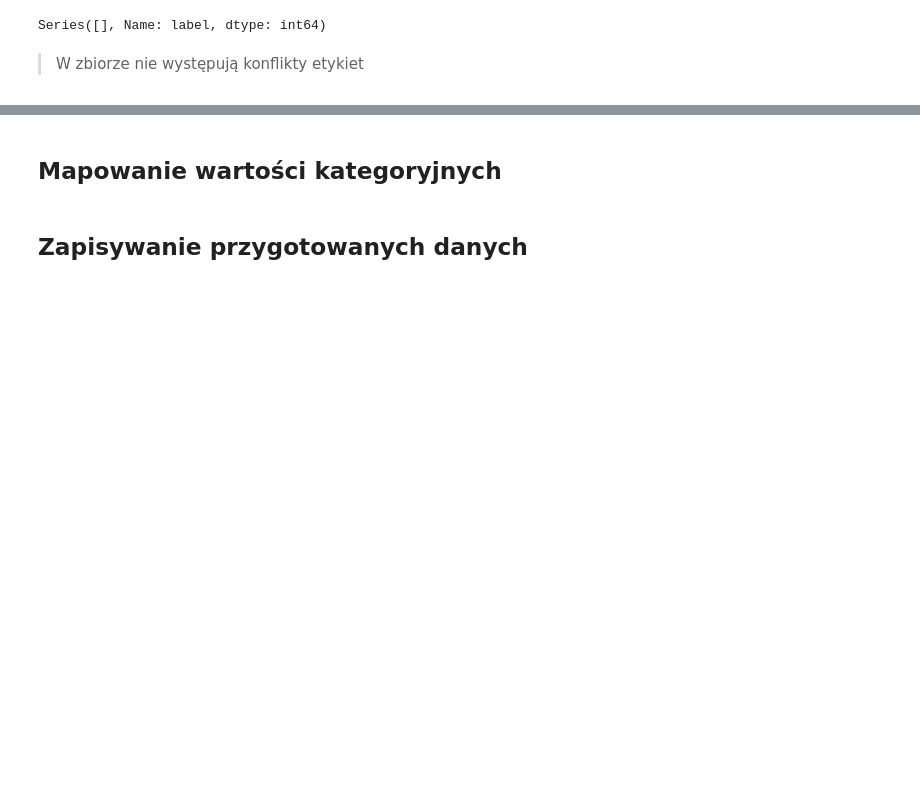
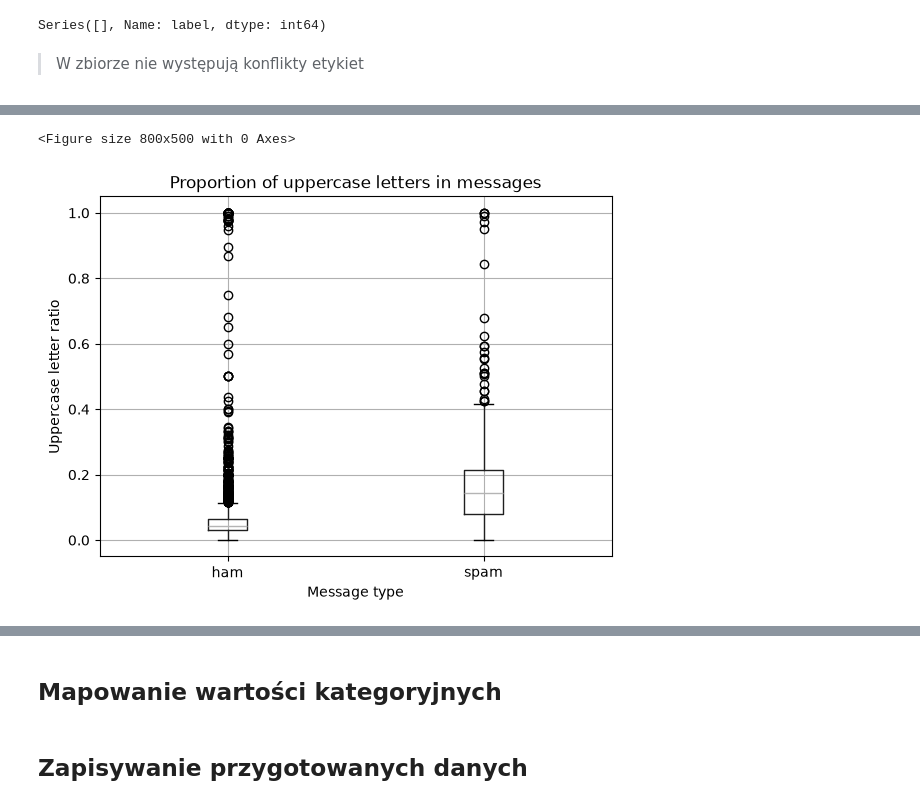
Before and after one commit to moshenetsb/ml-spam-detector, a Jupyter notebook: notebooks/01_data_analysis.ipynb, the cells around one changed output, grey strips where cells are left out. Drawn from its saved outputs; the diff is of its cells as text; code cells hidden in the pictures; blank space fills up the shorter version.

```diff
--- a/notebooks/01_data_analysis.ipynb
+++ b/notebooks/01_data_analysis.ipynb
@@ -131,0 +166,5 @@ Series([], Name: label, dtype: int64)
+# %%
+plot_uppercase_ratio(spam_df)
+# %% [output]
+<Figure size 800x500 with 0 Axes>
+[figure, added]
```
Also changed, not shown: parts of 17 cells of this notebook, 3 other files.
